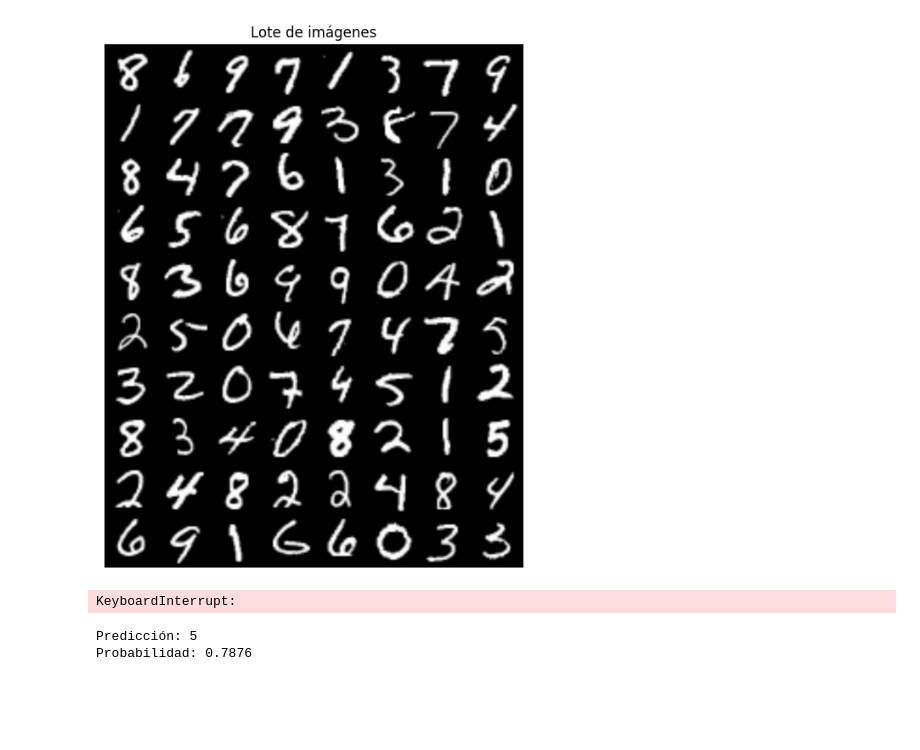
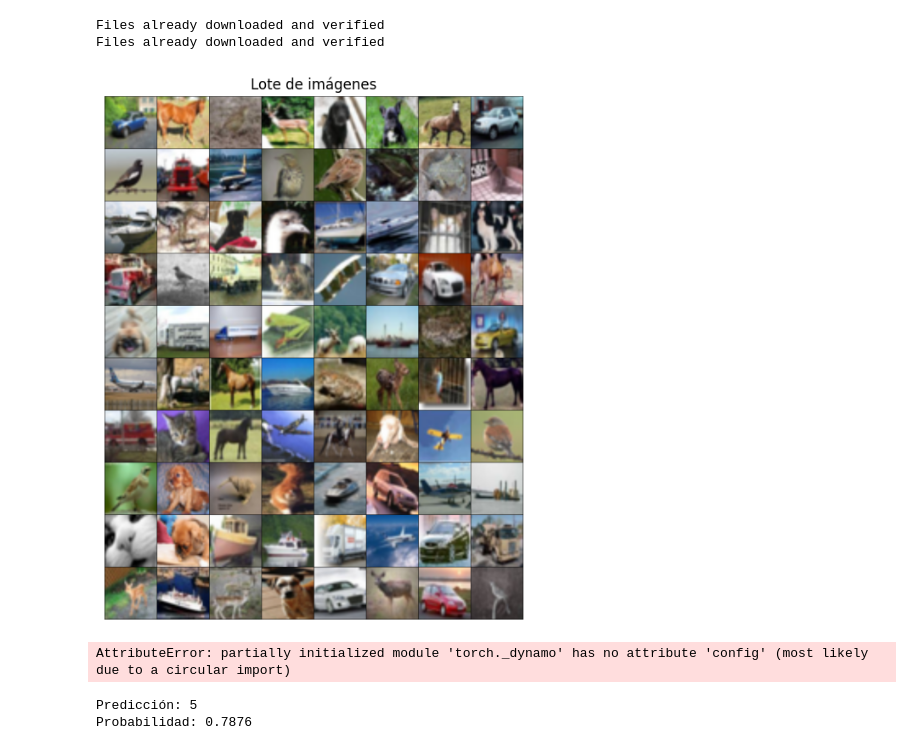
Before and after one commit to JuniorHZ19/ArquitecturasCNN, a Jupyter notebook: AlexNet.ipynb, the cells around one changed output. Saved outputs shown, nothing was run; the diff lists cells and outputs as text; code cells hidden in the pictures; blank space fills up the shorter version.

```diff
--- a/AlexNet.ipynb
+++ b/AlexNet.ipynb
@@ -153,49 +167,50 @@ import numpy as np
 
 # Transformaciones básicas para las imágenes
 transform = transforms.Compose([
-    transforms.Grayscale(num_output_channels=1),
     transforms.Resize((244,244)),
     transforms.ToTensor(),  # Convertir las imágenes a tensores
 
 ])
 
 # Cargar el dataset CIFAR-10
-train_dataset = datasets.MNIST(root='./data', train=True, download=True, transform=transform)
-test_dataset = datasets.MNIST(root='./data', train=False, download=True, transform=transform)
+train_dataset = datasets.CIFAR10(root='./data', train=True, download=True, transform=transform)
+test_dataset = datasets.CIFAR10(root='./data', train=False, download=True, transform=transform)
 
 
 # Crear DataLoaders
 train_loader = DataLoader(train_dataset, batch_size=80, shuffle=True, num_workers=2)
 test_loader = DataLoader(test_dataset, batch_size=80, shuffle=False, num_workers=2)
 
 
 data_lote,labels_lote=next(iter(train_loader))
 
 grid = make_grid(data_lote, nrow=8, padding=2)
 
 # Convertir la cuadrícula a formato visualizable
 grid_np = grid.permute(1, 2, 0).numpy()
 
 # Mostrar la cuadrícula
 plt.figure(figsize=(20, 8))
 plt.imshow(grid_np)
 plt.axis('off')
 plt.title('Lote de imágenes')
 plt.show()
 # %% [output]
+Files already downloaded and verified
+Files already downloaded and verified
-[figure, old version]
+[figure, new version]
 # %%
 # Inicializar modelo, pérdida y optimizador
 import torch.optim as optim
-
-modelo = Alexnet(input_channel=1)
+import torch
+modelo = Alexnet(input_channel=3)
 criterion = nn.CrossEntropyLoss()
-optimizer = optim.SGD(modelo.parameters(), lr=0.01, momentum=0.9)
+optimizer = optim.SGD(modelo.parameters(), lr=0.001, momentum=0.9)
 epochs=10
 
 modelo_entrenado,optimisador_entrenado=trainModel(modelo,epochs,train_loader,test_loader,optimizer,criterion)
 # %% [output]
-KeyboardInterrupt:
+AttributeError: partially initialized module 'torch._dynamo' has no attribute 'config' (most likely due to a circular import)
 # %%
 import torch
 from PIL import Image
```
Also changed, not shown: parts of 1 cell of this notebook.
